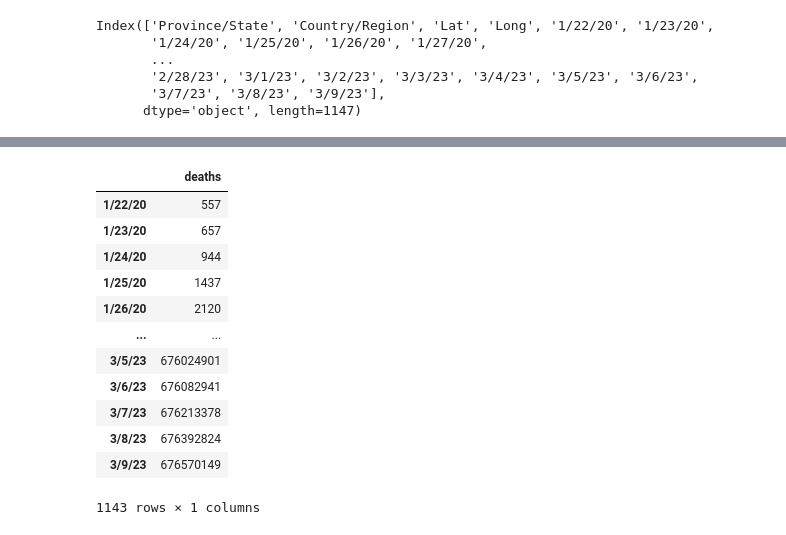
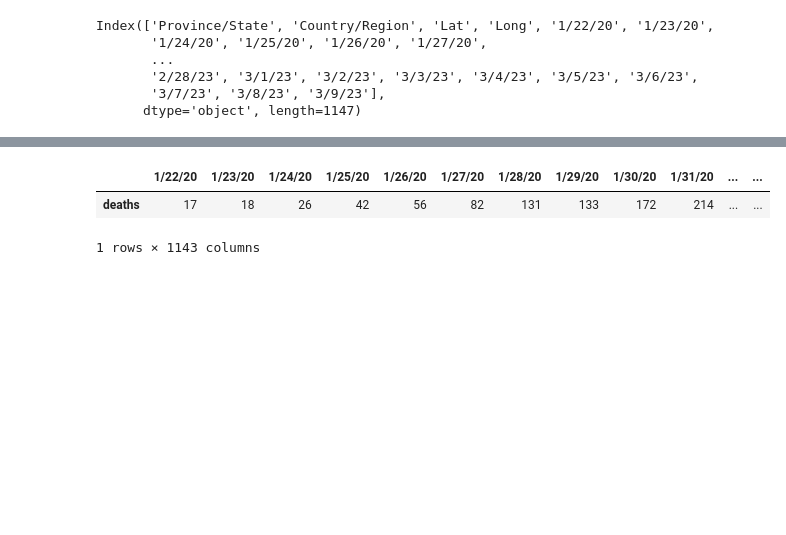
Before and after one commit to Dhvani811/Covid19Project, a Jupyter notebook: Final_Project.ipynb, the cells around one changed output, grey strips where cells are left out. Drawn from its saved outputs; the diff is of its cells as text; code cells hidden in the pictures; blank space fills up the shorter version.

```diff
--- a/Final_Project.ipynb
+++ b/Final_Project.ipynb
@@ -85,22 +73,12 @@ df3
 # %%
-deaths = df1.sum(axis=0)
+deaths = df2.sum(axis=0)
 deaths.name = 'deaths'
-df4 = pd.DataFrame(deaths.transpose())
+df4 = pd.DataFrame(deaths).T
 df4
 # %% [output]
-|  | deaths |
-| 1/22/20 | 557 |
-| 1/23/20 | 657 |
-| 1/24/20 | 944 |
-| 1/25/20 | 1437 |
-| 1/26/20 | 2120 |
-| ... | ... |
-| 3/5/23 | 676024901 |
-| 3/6/23 | 676082941 |
-| 3/7/23 | 676213378 |
-| 3/8/23 | 676392824 |
-| 3/9/23 | 676570149 |
+|  | 1/22/20 | 1/23/20 | 1/24/20 | 1/25/20 | 1/26/20 | 1/27/20 | 1/28/20 | 1/29/20 | 1/30/20 | 1/31/20 | ... | ... |
+| deaths | 17 | 18 | 26 | 42 | 56 | 82 | 131 | 133 | 172 | 214 | ... | ... |
-1143 rows × 1 columns
+1 rows × 1143 columns
 # %%
 covid_df = pd.concat([df3,df4])
 # %%
```
Also changed, not shown: parts of 4 cells of this notebook.
